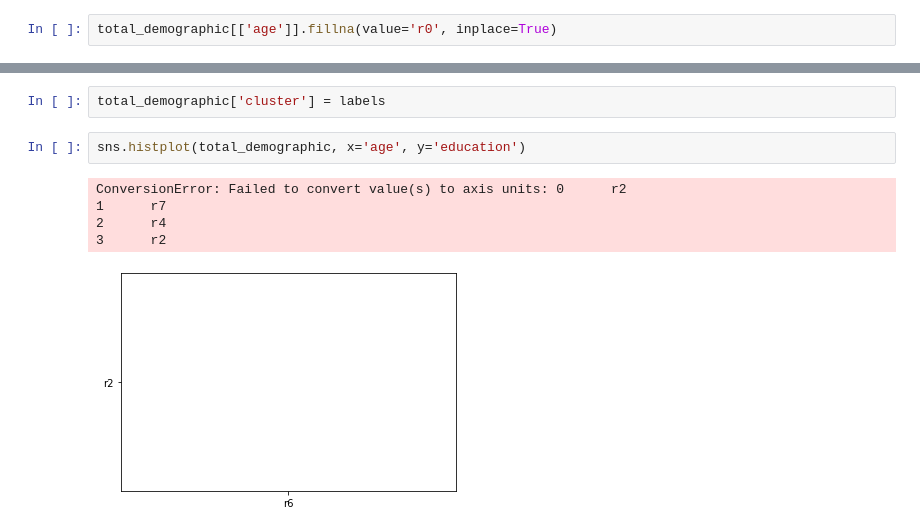
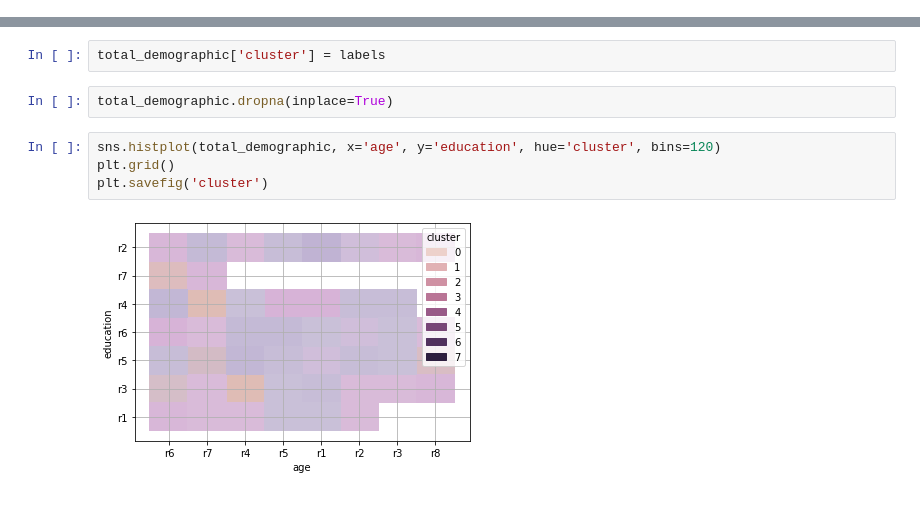
Before and after one commit to menektoni/TfG, a Jupyter notebook: cluster.ipynb, the cells around one changed output, grey strips where cells are left out. Drawn from its saved outputs; the diff is of its cells as text.

```diff
--- a/cluster.ipynb
+++ b/cluster.ipynb
@@ -422,2 +402,0 @@ total_demographic.head()
-# %%
-total_demographic[['age']].fillna(value='r0', inplace=True)
@@ -445,11 +404,11 @@ total_demographic[total_demographic['gender'].isna()]
 labels = labels[:307]
 # %%
 total_demographic['cluster'] = labels
+# %%
+total_demographic.dropna(inplace=True)
 # %%
-sns.histplot(total_demographic, x='age', y='education')
+sns.histplot(total_demographic, x='age', y='education', hue='cluster', bins=120)
+plt.grid()
+plt.savefig('cluster')
 # %% [output]
-ConversionError: Failed to convert value(s) to axis units: 0      r2
-1      r7
-2      r4
-3      r2
-[figure, old version]
+[figure, new version]
```
Also changed, not shown: parts of 7 cells of this notebook.
